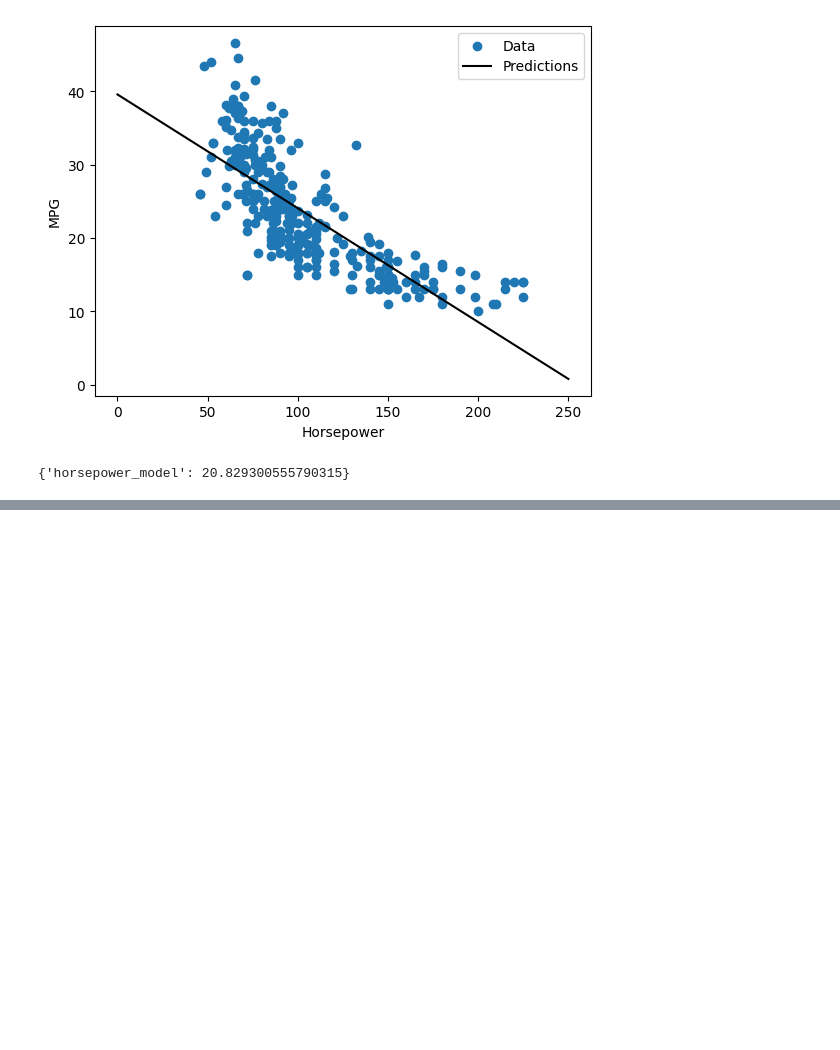
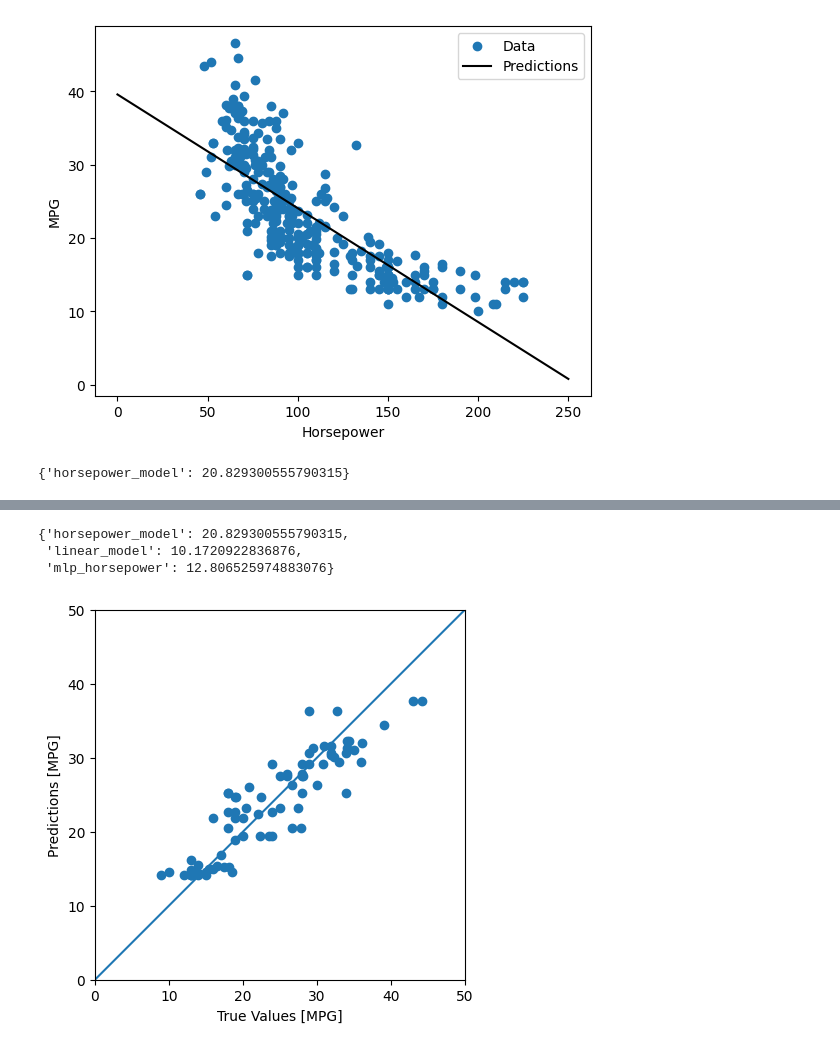
Before and after one commit to 2026-2-predictiva/std-juan-esteban-vasquez-correa, a Jupyter notebook: PRE_02_regresion_basica/notebooks/notebook.ipynb, the cells around one changed output, grey strips where cells are left out. Drawn from its saved outputs; the diff is of its cells as text; code cells hidden in the pictures; blank space fills up the shorter version.

```diff
--- a/PRE_02_regresion_basica/notebooks/notebook.ipynb
+++ b/PRE_02_regresion_basica/notebooks/notebook.ipynb
@@ -234,0 +319,20 @@ test_results
+# %%
+y_pred = mlp_horsepower.predict(standarized_test_horsepower)
+
+test_results["mlp_horsepower"] = mean_squared_error(
+    y_true=test_labels,
+    y_pred=y_pred,
+)
+
+test_results
+# %% [output]
+{'horsepower_model': 20.829300555790315,
+ 'linear_model': 10.1720922836876,
+ 'mlp_horsepower': 12.806525974883076}
+# %%
+plot_predictions(
+    y_true=test_labels,
+    y_pred=mlp_horsepower.predict(standarized_test_horsepower),
+)
+# %% [output]
+[figure, added]
```
Also changed, not shown: parts of 15 cells of this notebook, 2 other files.
